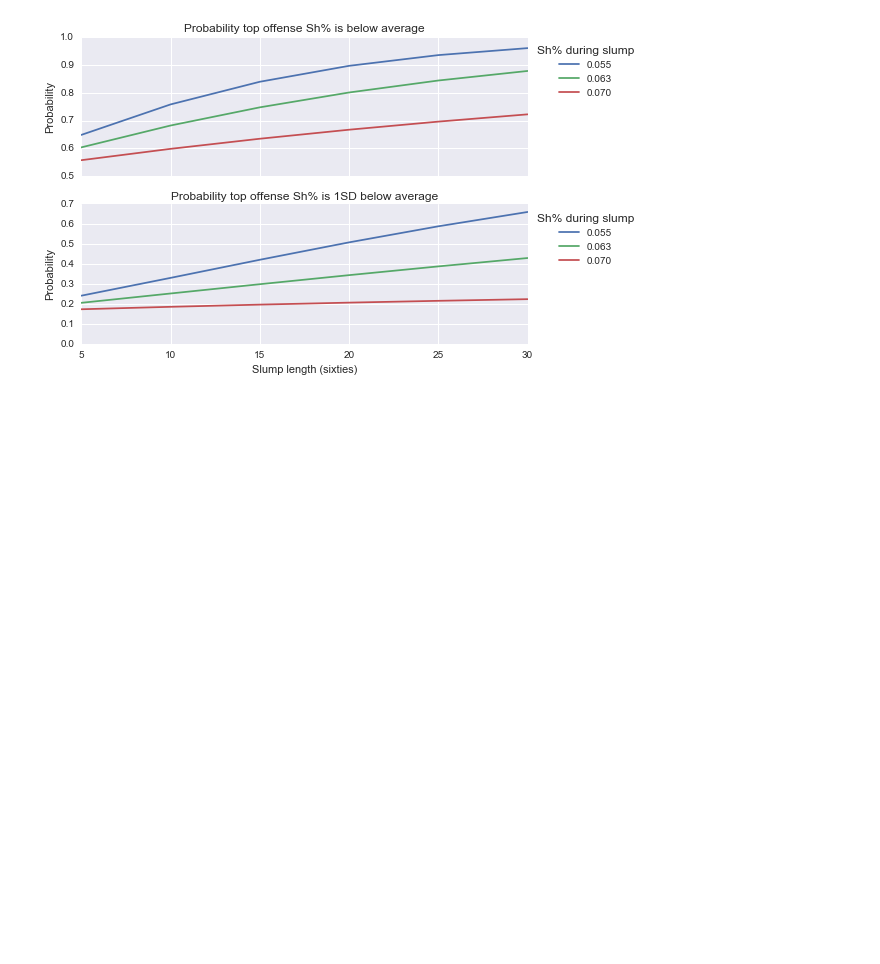
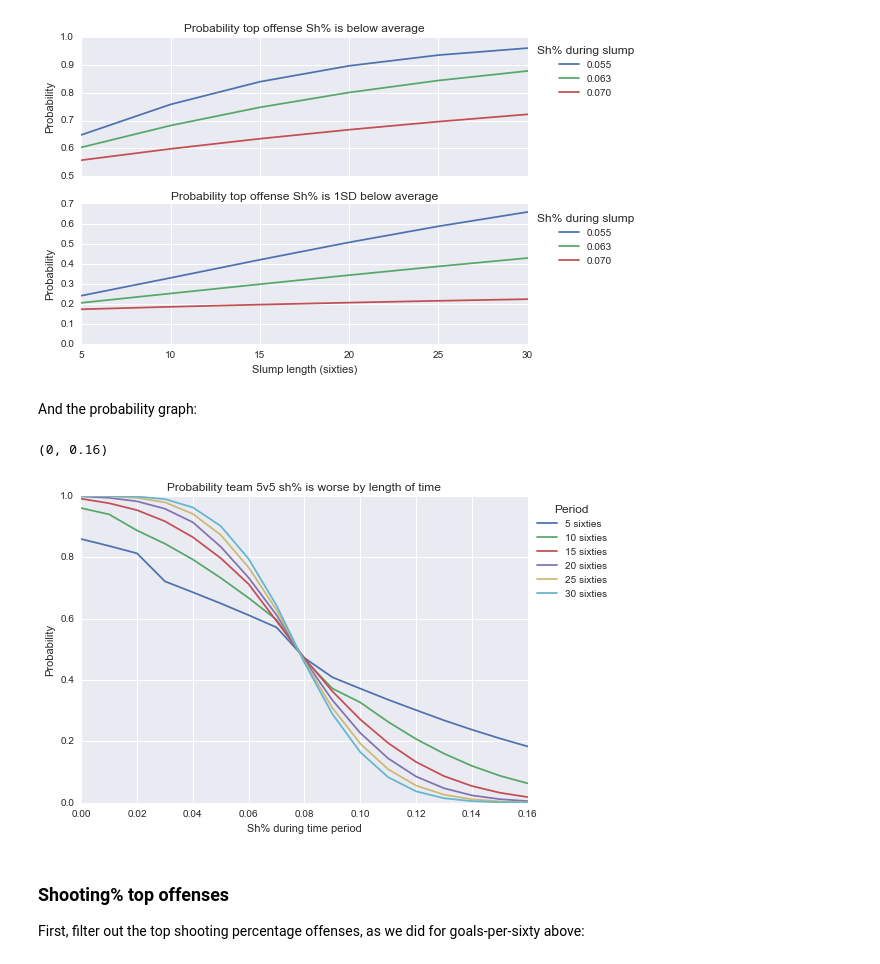
Before and after one commit to muneebalam/Hockey, a Jupyter notebook: NHL/Posts/Bayesian team sh%.ipynb, the cells around one changed output. Drawn from its saved outputs; the diff is of its cells as text; code cells hidden in the pictures; blank space fills up the shorter version.

```diff
--- a/NHL/Posts/Bayesian team sh%.ipynb
+++ b/NHL/Posts/Bayesian team sh%.ipynb
@@ -488,3 +550,28 @@ ax.legend(loc=2, bbox_to_anchor=(1, 1), title='Sh% during slump')
 # %% [output]
 <matplotlib.legend.Legend at 0x...>
 [figure]
+# %% [markdown]
+And the probability graph:
+# %%
+shooting_thresholds = arange(0, 0.17, 0.01)
+
+for i in range(len(toi_thresholds)):
+    probabilities = []
+    for shp_thresh in shooting_thresholds:
+        updated_a = a_shp + shp_thresh * sog_thresholds[i]
+        updated_b = b_shp + (1-shp_thresh) * sog_thresholds[i]
+        function_arguments = ((a_shp, b_shp, loc_shp, scale_shp), (updated_a, updated_b, loc_shp, scale_shp))
+        probabilities.append(1 - sim_diff(beta.rvs, beta.rvs, function_arguments))
+
+    plot(shooting_thresholds, probabilities, label='{0:d} sixties'.format(toi_thresholds[i]))
+xlabel('Sh% during time period')
+ylabel('Probability')
+legend(loc=2, bbox_to_anchor=(1, 1), title='Period')
+title('Probability team 5v5 sh% is worse by length of time')
+xlim(0, 0.16)
+# %% [output]
+(0, 0.16)
+[figure, added]
+# %% [markdown]
+### Shooting% top offenses
+<p>First, filter out the top shooting percentage offenses, as we did for goals-per-sixty above:
```
Also changed, not shown: parts of 14 cells of this notebook.
